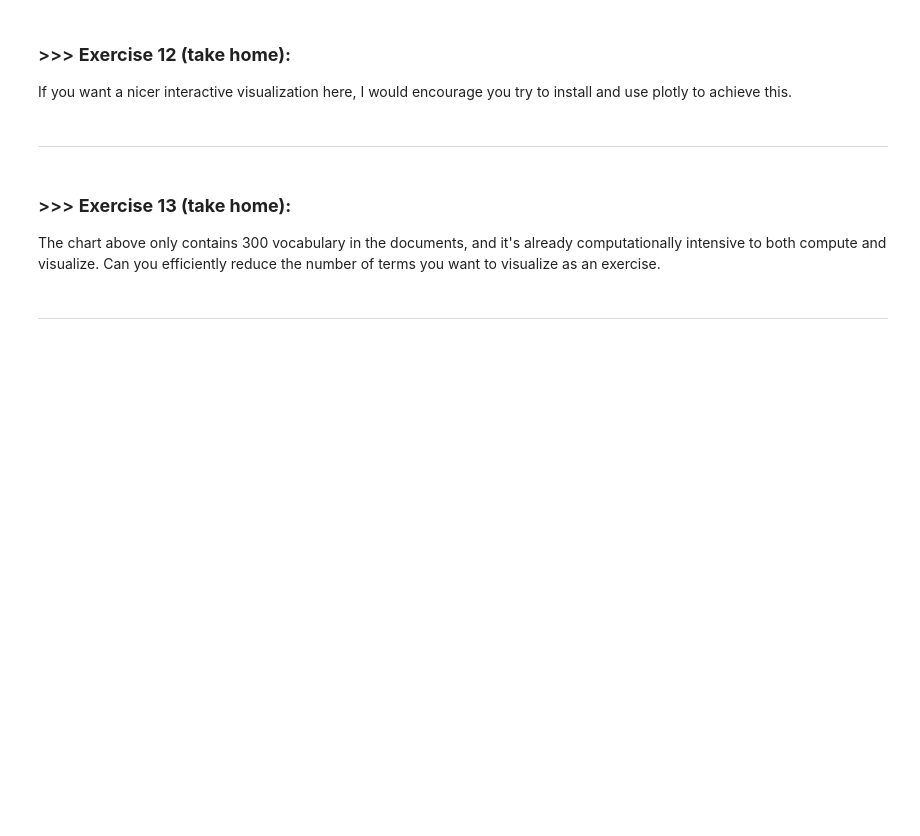
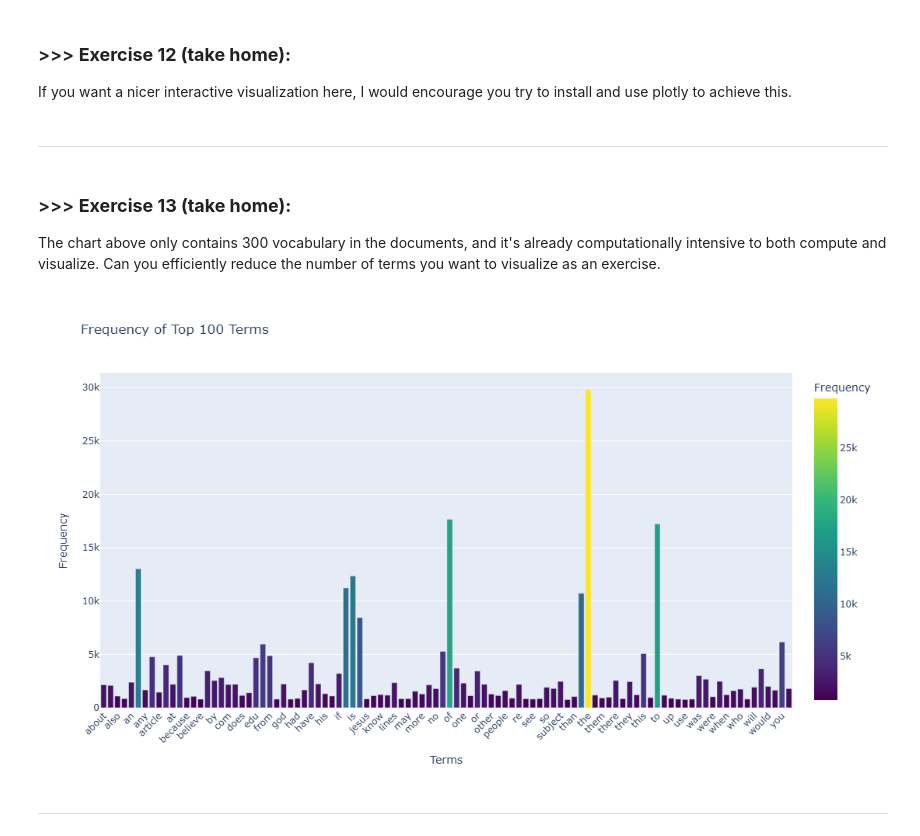
Before and after one commit to bryankb10/DM2025-Lab1-Exercise, a Jupyter notebook: DM2025-Lab1-Master.ipynb, the cells around one changed output. Drawn from its saved outputs; the diff is of its cells as text; code cells hidden in the pictures; blank space fills up the shorter version.

```diff
--- a/DM2025-Lab1-Master.ipynb
+++ b/DM2025-Lab1-Master.ipynb
@@ -1407,3 +1537,45 @@ The chart above only contains 300 vocabulary in the documents, and it's already
+# %%
+#Answer here
+
+# Get total frequencies
+term_frequencies = np.asarray(X_counts.sum(axis=0))[0]
+feature_names = count_vect.get_feature_names_out()
+
+# Step 1: Select top 100 most frequent terms (smart reduction)
+top_n = 100
+top_indices = term_frequencies.argsort()[-top_n:][::-1]
+
+# Step 2: Create DataFrame and SORT IT ALPHABETICALLY (not by frequency!)
+df_terms = pd.DataFrame({
+    'Term': feature_names[top_indices],
+    'Frequency': term_frequencies[top_indices]
+}).sort_values('Term')  # ← This is the key difference!
+
+fig = px.bar(
+    df_terms,
+    x='Term',
+    y='Frequency',
+    title=f'Frequency of Top {top_n} Terms',
+    labels={'Term': 'Terms', 'Frequency': 'Frequency'},
+    color='Frequency',
+    color_continuous_scale='Viridis'
+)
+
+# Improve layout for readability
+fig.update_layout(
+    xaxis_tickangle=-45,           # slightly rotated for readability
+    height=600,                     # taller for more space
+    width=1200,                     # wider for many bars
+    showlegend=False                # optional: hide legend if not needed
+)
+
+# Optional: Add hover info
+fig.update_traces(
+    hovertemplate="<b>%{x}</b><br>Frequency: %{y}<extra></extra>"
+)
+fig.show()
+# %% [output]
+[figure, added]
 # %% [markdown]
 ---
 # %% [markdown]
```
Also changed, not shown: parts of 45 cells of this notebook, 3 other files.
